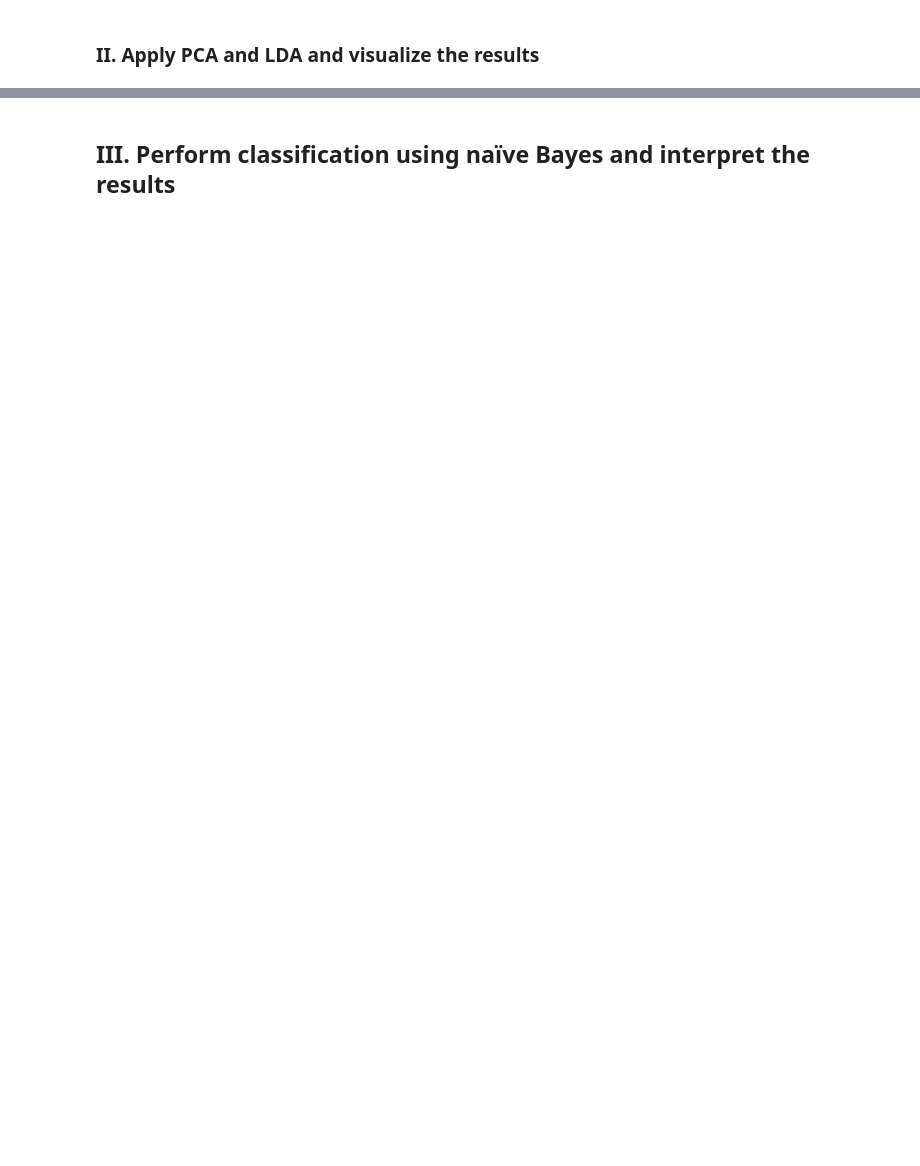
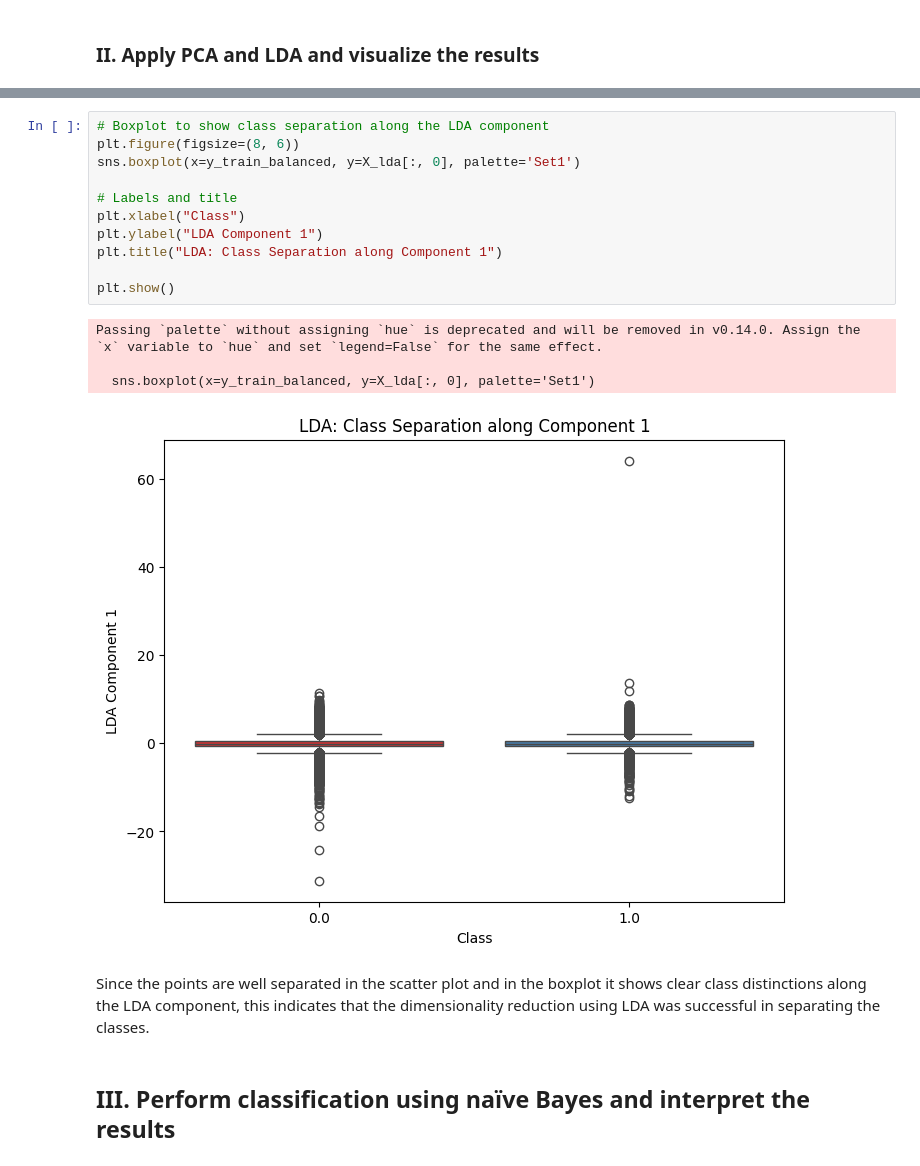
Before and after one commit to jharana-adhikari-AI/Credit_Card_Fraud_Detection, a Jupyter notebook: Assignment_Neural_Networks_and_Deep_Learning.ipynb, the cells around one changed output, grey strips where cells are left out. Saved outputs shown, nothing was run; the diff lists cells and outputs as text; blank space fills up the shorter version.

```diff
--- a/Assignment_Neural_Networks_and_Deep_Learning.ipynb
+++ b/Assignment_Neural_Networks_and_Deep_Learning.ipynb
@@ -848,3 +1026,21 @@ plt.show()
+# %%
+# Boxplot to show class separation along the LDA component
+plt.figure(figsize=(8, 6))
+sns.boxplot(x=y_train_balanced, y=X_lda[:, 0], palette='Set1')
+
+# Labels and title
+plt.xlabel("Class")
+plt.ylabel("LDA Component 1")
+plt.title("LDA: Class Separation along Component 1")
+
+plt.show()
+# %% [output]
+Passing `palette` without assigning `hue` is deprecated and will be removed in v0.14.0. Assign the `x` variable to `hue` and set `legend=False` for the same effect.
+
+  sns.boxplot(x=y_train_balanced, y=X_lda[:, 0], palette='Set1')
+[figure, added]
+# %% [markdown]
+Since the points are well separated in the scatter plot and in the boxplot it shows  clear class distinctions along the LDA component, this indicates that the dimensionality reduction using LDA was successful in separating the classes.
 # %% [markdown]
 
 
```
Also changed, not shown: parts of 103 cells of this notebook.
